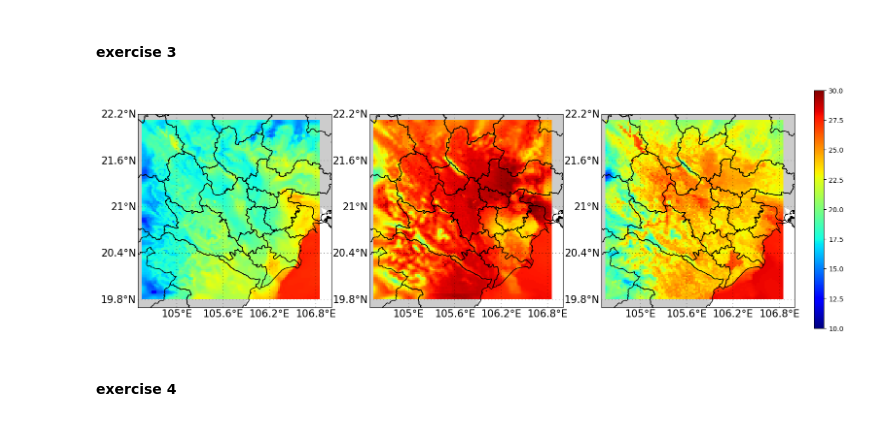
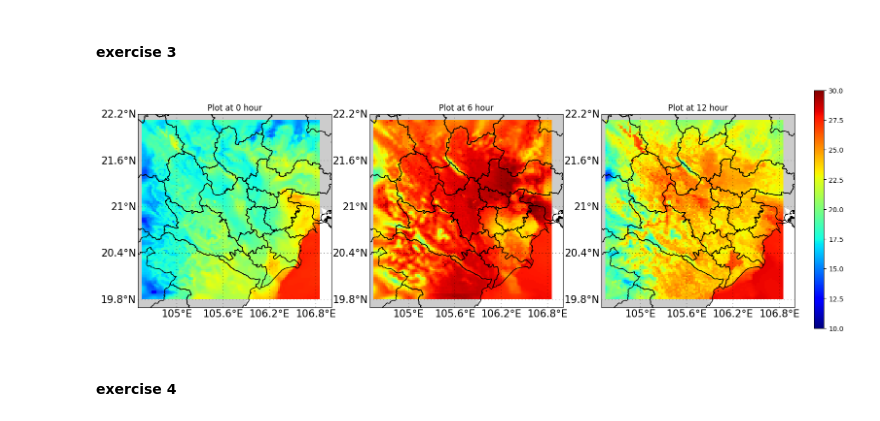
Before and after one commit to Minhsuperfragile/data_visualization_labwork, a Jupyter notebook: homework4.ipynb, the cells around one changed output. Saved outputs shown, nothing was run; the diff lists cells and outputs as text; code cells hidden in the pictures.

```diff
--- a/homework4.ipynb
+++ b/homework4.ipynb
@@ -109,35 +109,35 @@ for i in range(3):
                   resolution='i',epsg=4326)
 
    #some decorations
    map2.fillcontinents(zorder=0)
 
    #draw the lat and lon
    parallels = arange(-90.,150, around((lat_max-lat_min)/4, decimals=1)) 	#lat
    meridians = arange(0.,180., around((lat_max-lat_min)/4, decimals=1))
    map2.drawparallels(parallels,linewidth=0.5,dashes=[2,8],labels=[1,0,0,0],fontsize=15, zorder=12) # left, right, top or bottom
    map2.drawmeridians(meridians,linewidth=0.5,dashes=[2,8],labels=[0,0,0,1],fontsize=15, zorder=12)
 
    #add vietnam
    map2.readshapefile(r'gadm41_VNM_0/gadm41_VNM_1', "gadm41_VNM_1", linewidth=1,color='k')
 
    #now plot the data
    hour = i*6
 
    cm = plt.pcolormesh( lon , lat , data[hour,:,:]-273.15,vmin = 10,vmax = 30,cmap='jet')
-
+   plt.title(f"Plot at {hour} hour")
 
    # print (data[hour:,0,0]-273.3)
 
 fig.subplots_adjust(right=0.8)
 cbar_ax = fig.add_axes([0.82, #left - right align
                         0.15,  #up - down align
                         0.01, #width
                         0.7 # height
                         ])
 fig.colorbar(cm, cbar_ax)
 plt.show()
 # %% [output]
-[figure, old version]
+[figure, new version]
 # %% [markdown]
 #### exercise 4
 # %%
```
Also changed, not shown: parts of 1 cell of this notebook, 3 other files.
